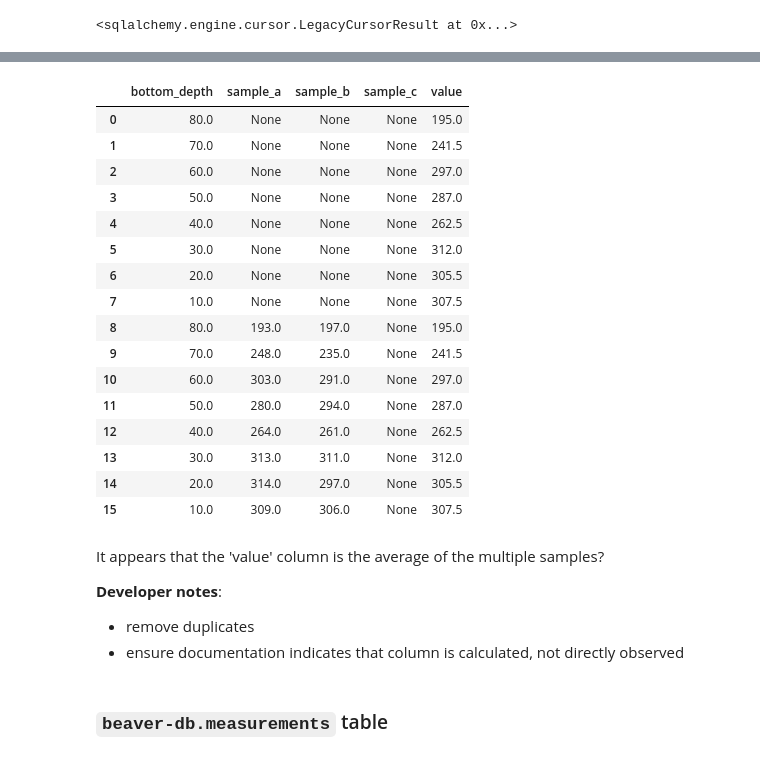
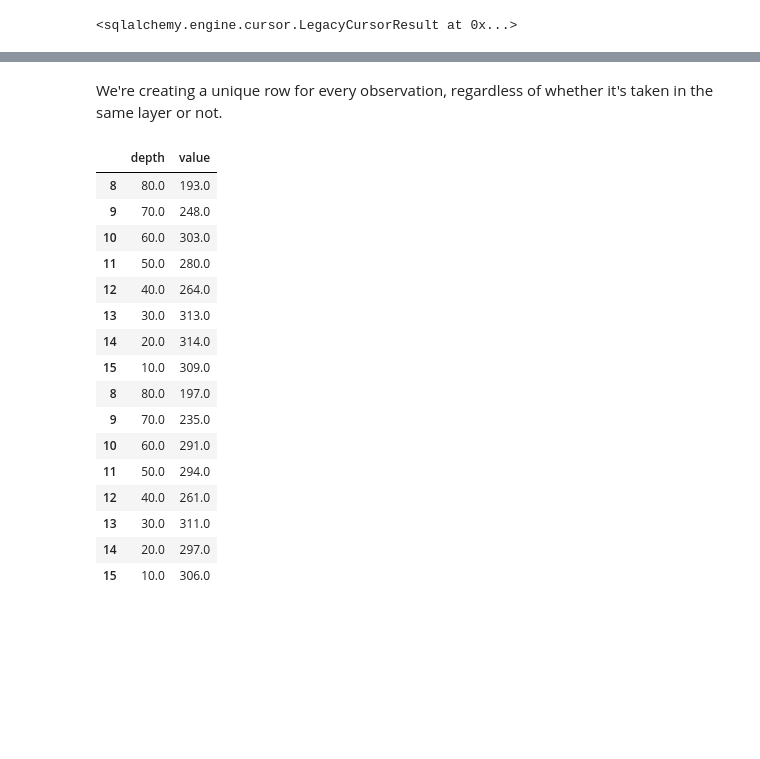
Before and after one commit to snowex-hackweek/db-re-structure, a Jupyter notebook: notebooks/db_beaver.ipynb, the cells around one changed output, grey strips where cells are left out. Cells and saved outputs as stored; diff of their text form; code cells hidden in the pictures; blank space fills up the shorter version.

```diff
--- a/notebooks/db_beaver.ipynb
+++ b/notebooks/db_beaver.ipynb
@@ -248,33 +335,28 @@ INSERT INTO points (sites_id, pit_id, observation_date)        SELECT id, 'COGM2
-# %%
-qry = "SELECT bottom_depth, sample_a, sample_b, sample_c, value \
-       FROM layers \
-       WHERE site_id = '2C12' AND time = '15:48:00+00:00' AND type = 'density'"
-df = pd.read_sql(qry, db_snowex_engine)
-df
-# %% [output]
-|  | bottom_depth | sample_a | sample_b | sample_c | value |
-| 0 | 80.0 | None | None | None | 195.0 |
-| 1 | 70.0 | None | None | None | 241.5 |
-| 2 | 60.0 | None | None | None | 297.0 |
-| 3 | 50.0 | None | None | None | 287.0 |
-| 4 | 40.0 | None | None | None | 262.5 |
-| 5 | 30.0 | None | None | None | 312.0 |
-| 6 | 20.0 | None | None | None | 305.5 |
-| 7 | 10.0 | None | None | None | 307.5 |
-| 8 | 80.0 | 193.0 | 197.0 | None | 195.0 |
-| 9 | 70.0 | 248.0 | 235.0 | None | 241.5 |
-| 10 | 60.0 | 303.0 | 291.0 | None | 297.0 |
-| 11 | 50.0 | 280.0 | 294.0 | None | 287.0 |
-| 12 | 40.0 | 264.0 | 261.0 | None | 262.5 |
-| 13 | 30.0 | 313.0 | 311.0 | None | 312.0 |
-| 14 | 20.0 | 314.0 | 297.0 | None | 305.5 |
-| 15 | 10.0 | 309.0 | 306.0 | None | 307.5 |
-# %% [markdown]
-It appears that the 'value' column is the average of the multiple samples?
-
-**Developer notes**:
-
-* remove duplicates
-* ensure documentation indicates that column is calculated, not directly observed
-# %% [markdown]
-### `beaver-db.measurements` table
+# %%
+sample_a = df[['bottom_depth','sample_a']].dropna(axis = 'rows')
+sample_a.rename(columns={"bottom_depth": "depth", "sample_a": "value"}, inplace = True)
+sample_b = df[['bottom_depth','sample_b']].dropna(axis = 'rows')
+sample_b.rename(columns={"bottom_depth": "depth", "sample_b": "value"}, inplace = True)
+# %% [markdown]
+We're creating a unique row for every observation, regardless of whether it's taken in the same layer or not.
+# %%
+df2 = pd.concat([sample_a,sample_b])
+df2
+# %% [output]
+|  | depth | value |
+| 8 | 80.0 | 193.0 |
+| 9 | 70.0 | 248.0 |
+| 10 | 60.0 | 303.0 |
+| 11 | 50.0 | 280.0 |
+| 12 | 40.0 | 264.0 |
+| 13 | 30.0 | 313.0 |
+| 14 | 20.0 | 314.0 |
+| 15 | 10.0 | 309.0 |
+| 8 | 80.0 | 197.0 |
+| 9 | 70.0 | 235.0 |
+| 10 | 60.0 | 291.0 |
+| 11 | 50.0 | 294.0 |
+| 12 | 40.0 | 261.0 |
+| 13 | 30.0 | 311.0 |
+| 14 | 20.0 | 297.0 |
+| 15 | 10.0 | 306.0 |
```
Also changed, not shown: parts of 13 cells of this notebook.
